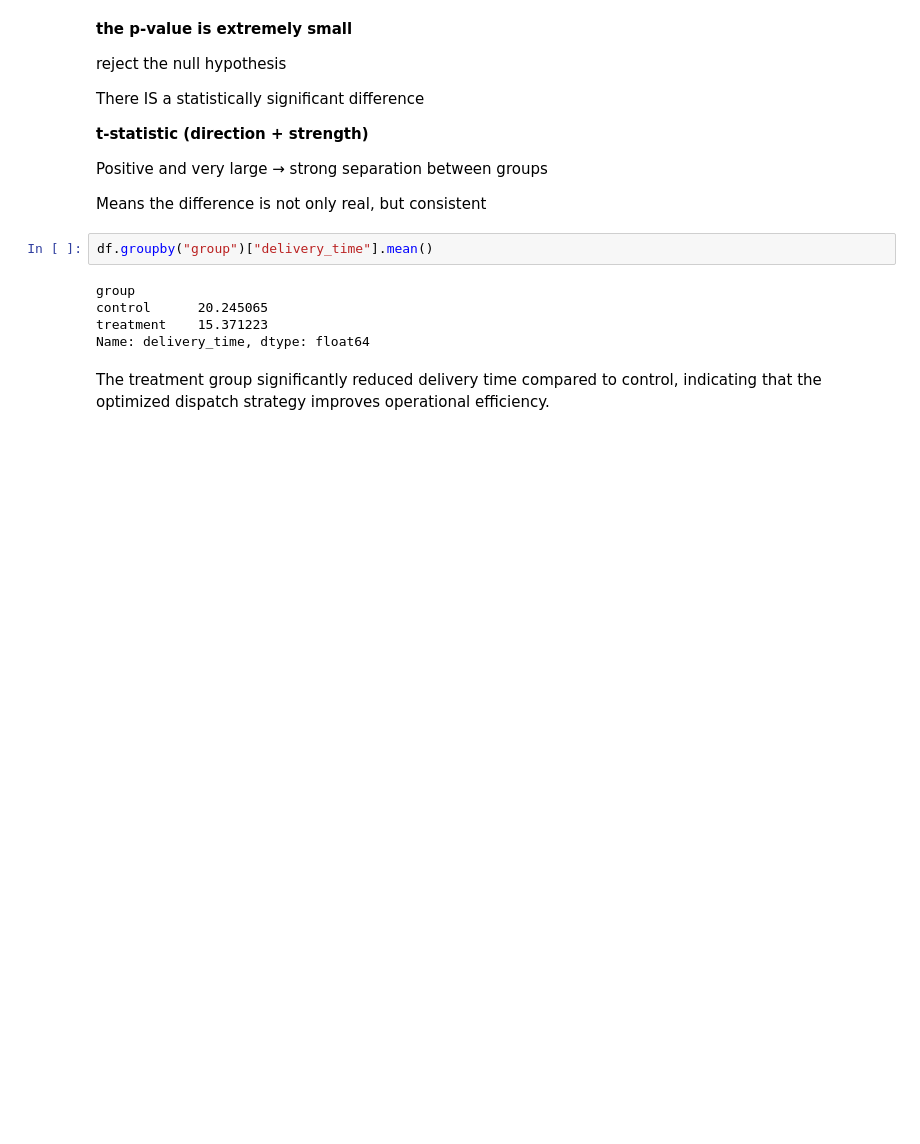
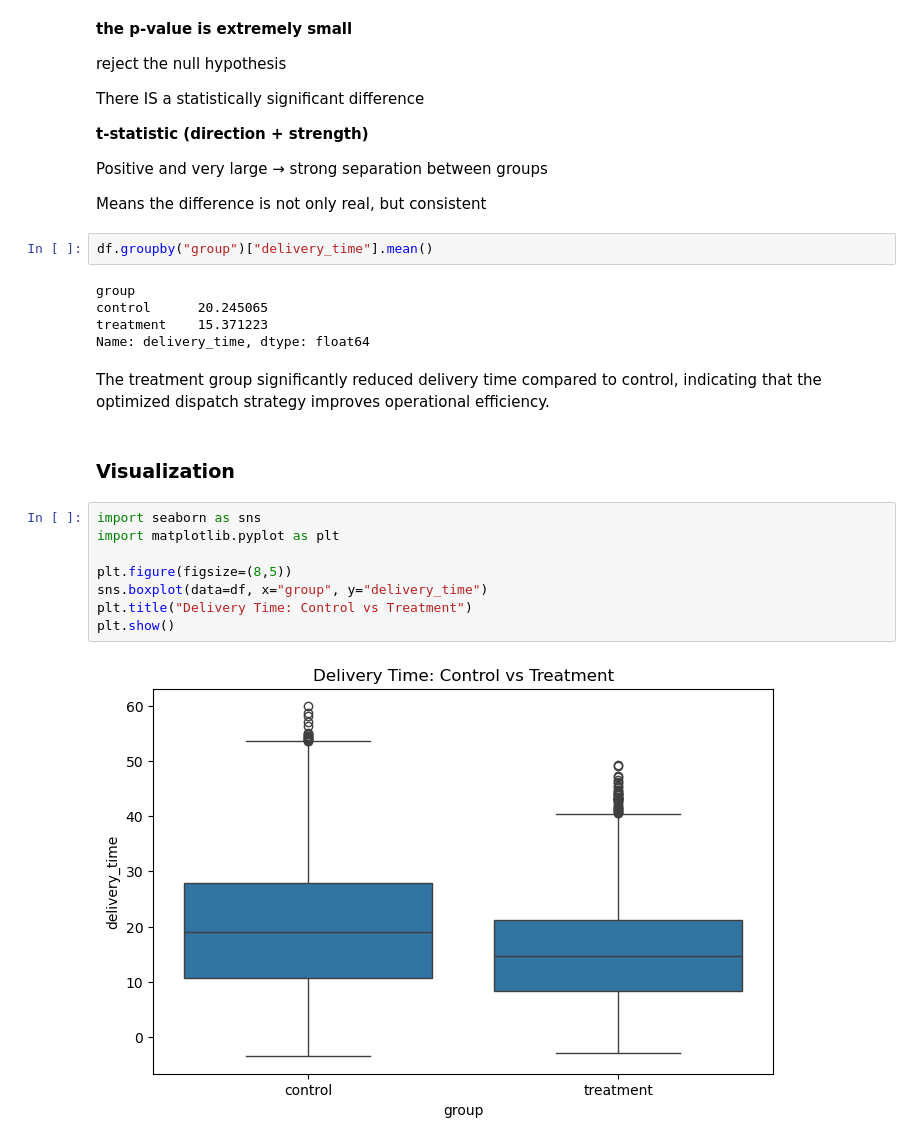
Before and after one commit to KC2016/last_mile, a Jupyter notebook: AB_testing2.ipynb, the cells around one changed output. Cells and saved outputs as stored; diff of their text form; blank space fills up the shorter version.

Commit message:
add images

```diff
--- a/AB_testing2.ipynb
+++ b/AB_testing2.ipynb
@@ -144,3 +144,15 @@ treatment    15.371223
 Name: delivery_time, dtype: float64
 # %% [markdown]
 The treatment group significantly reduced delivery time compared to control, indicating that the optimized dispatch strategy improves operational efficiency.
+# %% [markdown]
+### Visualization
+# %%
+import seaborn as sns
+import matplotlib.pyplot as plt
+
+plt.figure(figsize=(8,5))
+sns.boxplot(data=df, x="group", y="delivery_time")
+plt.title("Delivery Time: Control vs Treatment")
+plt.show()
+# %% [output]
+[figure, added]
```
Also changed, not shown: parts of 9 cells of this notebook, 6 other files.
